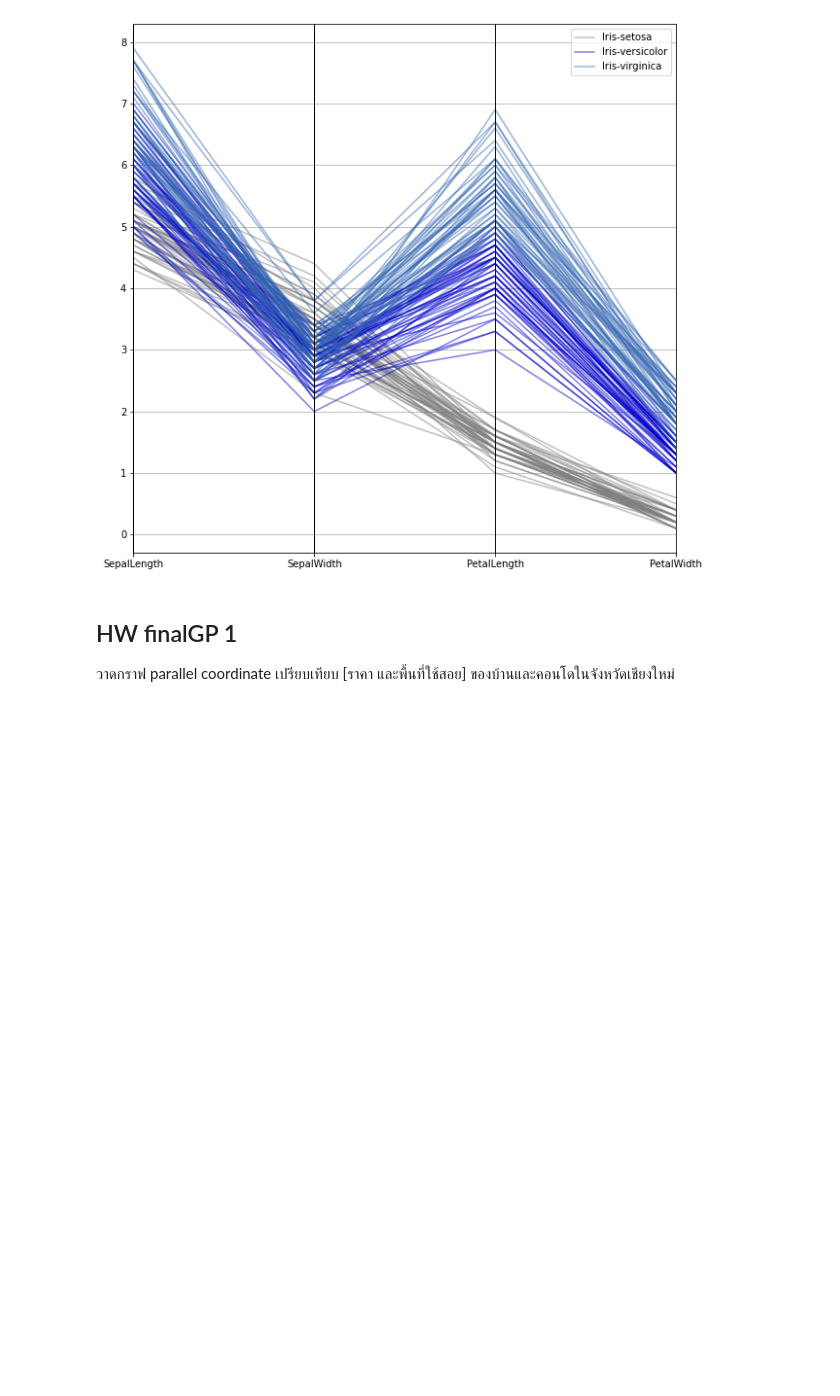
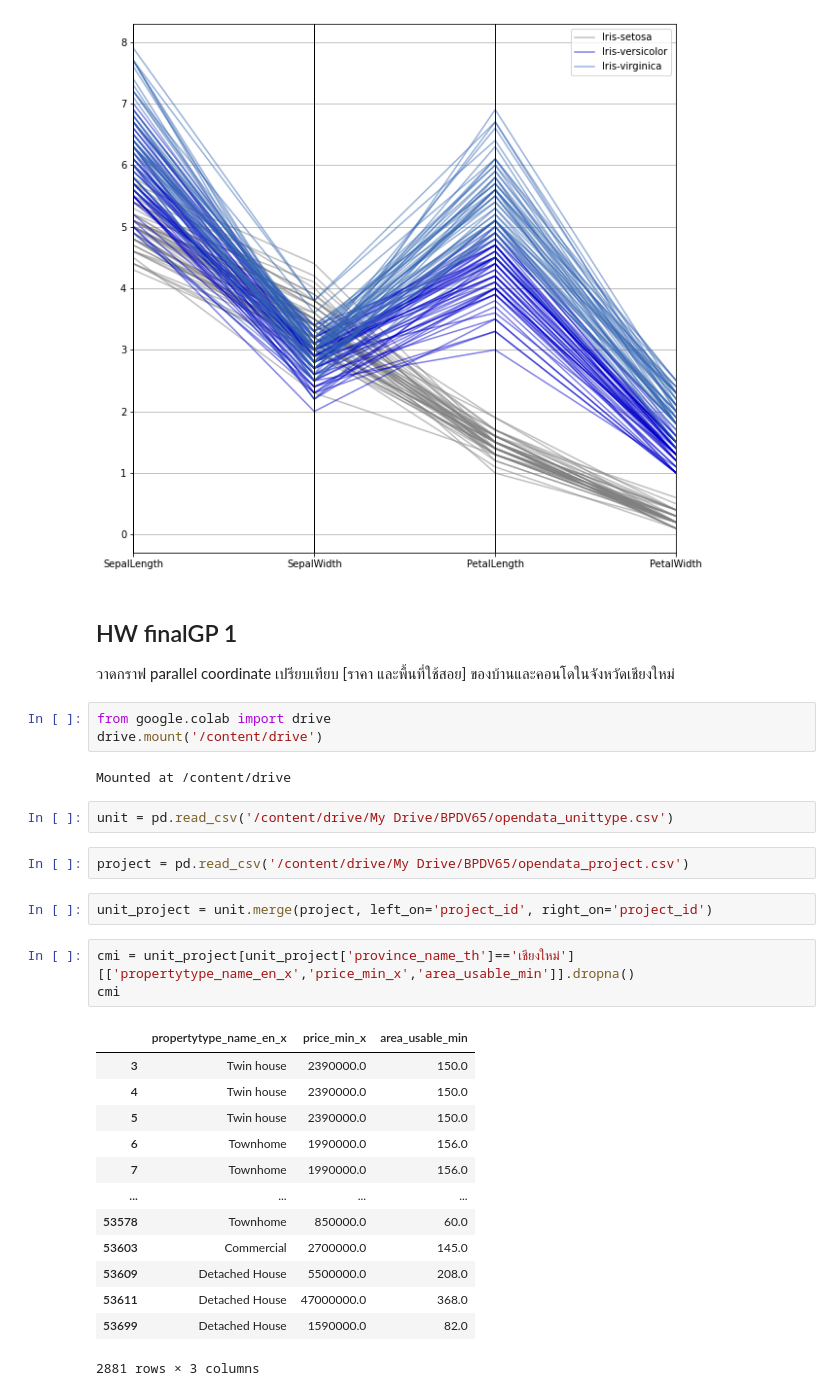
Before and after one commit to Ingapis/BasicProg_DataViz65, a Jupyter notebook: DataViz01_Table_Data.ipynb, the cells around one changed output. Drawn from its saved outputs; the diff is of its cells as text; blank space fills up the shorter version.

```diff
--- a/DataViz01_Table_Data.ipynb
+++ b/DataViz01_Table_Data.ipynb
@@ -147,3 +147,31 @@ pd.plotting.parallel_coordinates(df, 'Name', color=[[0.5,0.5,0.5,0.5],[0,0,0.8,0
 ## HW finalGP 1
 
 วาดกราฟ parallel coordinate เปรียบเทียบ [ราคา และพื้นที่ใช้สอย] ของบ้านและคอนโดในจังหวัดเชียงใหม่
+# %%
+from google.colab import drive
+drive.mount('/content/drive')
+# %% [output]
+Mounted at /content/drive
+# %%
+unit = pd.read_csv('/content/drive/My Drive/BPDV65/opendata_unittype.csv')
+# %%
+project = pd.read_csv('/content/drive/My Drive/BPDV65/opendata_project.csv')
+# %%
+unit_project = unit.merge(project, left_on='project_id', right_on='project_id')
+# %%
+cmi = unit_project[unit_project['province_name_th']=='เชียงใหม่'][['propertytype_name_en_x','price_min_x','area_usable_min']].dropna()
+cmi
+# %% [output]
+|  | propertytype_name_en_x | price_min_x | area_usable_min |
+| 3 | Twin house | 2390000.0 | 150.0 |
+| 4 | Twin house | 2390000.0 | 150.0 |
+| 5 | Twin house | 2390000.0 | 150.0 |
+| 6 | Townhome | 1990000.0 | 156.0 |
+| 7 | Townhome | 1990000.0 | 156.0 |
+| ... | ... | ... | ... |
+| 53578 | Townhome | 850000.0 | 60.0 |
+| 53603 | Commercial | 2700000.0 | 145.0 |
+| 53609 | Detached House | 5500000.0 | 208.0 |
+| 53611 | Detached House | 47000000.0 | 368.0 |
+| 53699 | Detached House | 1590000.0 | 82.0 |
+2881 rows × 3 columns
```
Also changed, not shown: parts of 3 cells of this notebook.
